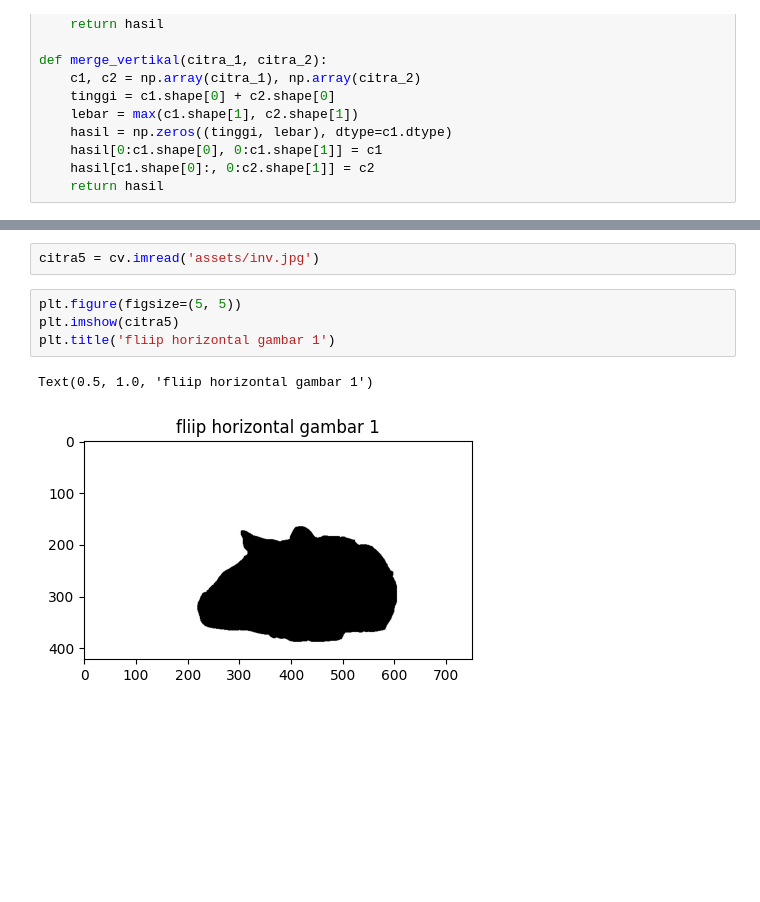
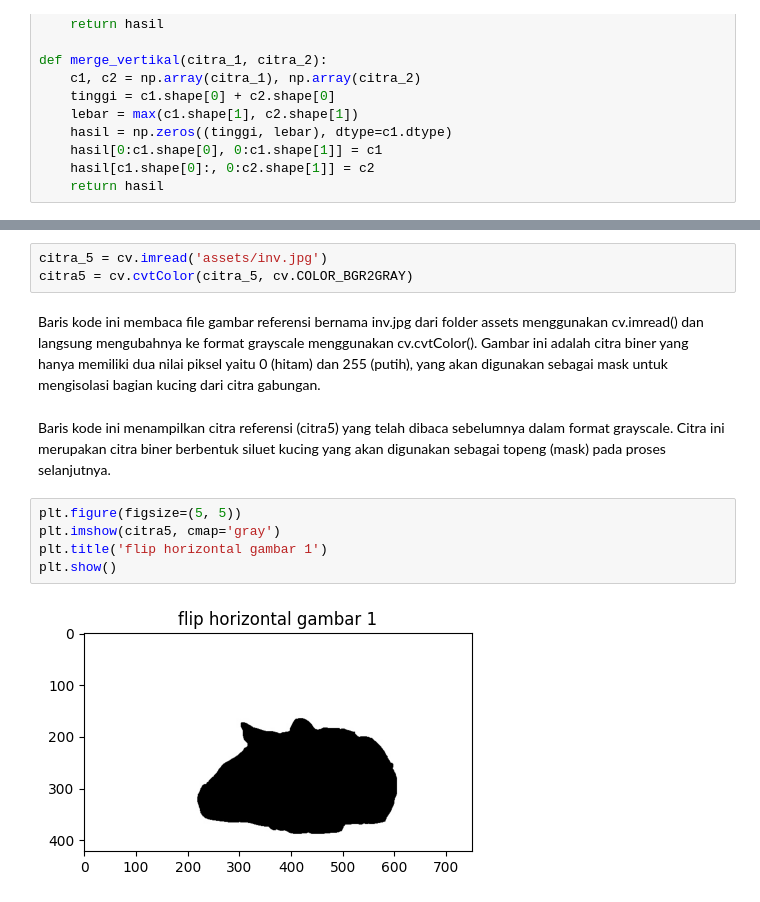
Before and after one commit to zunnunqorina/jurnal-susulan-modul-1, a Jupyter notebook: jurnalsusulan.ipynb, the cells around one changed output, grey strips where cells are left out. Drawn from its saved outputs; the diff is of its cells as text; blank space fills up the shorter version.

```diff
--- a/jurnalsusulan.ipynb
+++ b/jurnalsusulan.ipynb
@@ -124,10 +146,15 @@ Text(0.5, 1.0, 'Citra Setelah Digabungkan')
 # %%
-citra5 = cv.imread('assets/inv.jpg')
+citra_5 = cv.imread('assets/inv.jpg')
+citra5 = cv.cvtColor(citra_5, cv.COLOR_BGR2GRAY)
+# %% [markdown]
+Baris kode ini membaca file gambar referensi bernama inv.jpg dari folder assets menggunakan cv.imread() dan langsung mengubahnya ke format grayscale menggunakan cv.cvtColor(). Gambar ini adalah citra biner yang hanya memiliki dua nilai piksel yaitu 0 (hitam) dan 255 (putih), yang akan digunakan sebagai mask untuk mengisolasi bagian kucing dari citra gabungan.
+# %% [markdown]
+Baris kode ini menampilkan citra referensi (citra5) yang telah dibaca sebelumnya dalam format grayscale. Citra ini merupakan citra biner berbentuk siluet kucing yang akan digunakan sebagai topeng (mask) pada proses selanjutnya.
 # %%
 plt.figure(figsize=(5, 5))
-plt.imshow(citra5)
-plt.title('fliip horizontal gambar 1')
+plt.imshow(citra5, cmap='gray')
+plt.title('flip horizontal gambar 1')
+plt.show()
 # %% [output]
-Text(0.5, 1.0, 'fliip horizontal gambar 1')
-[figure, old version]
+[figure, new version]
 # %%
```
Also changed, not shown: parts of 39 cells of this notebook.
